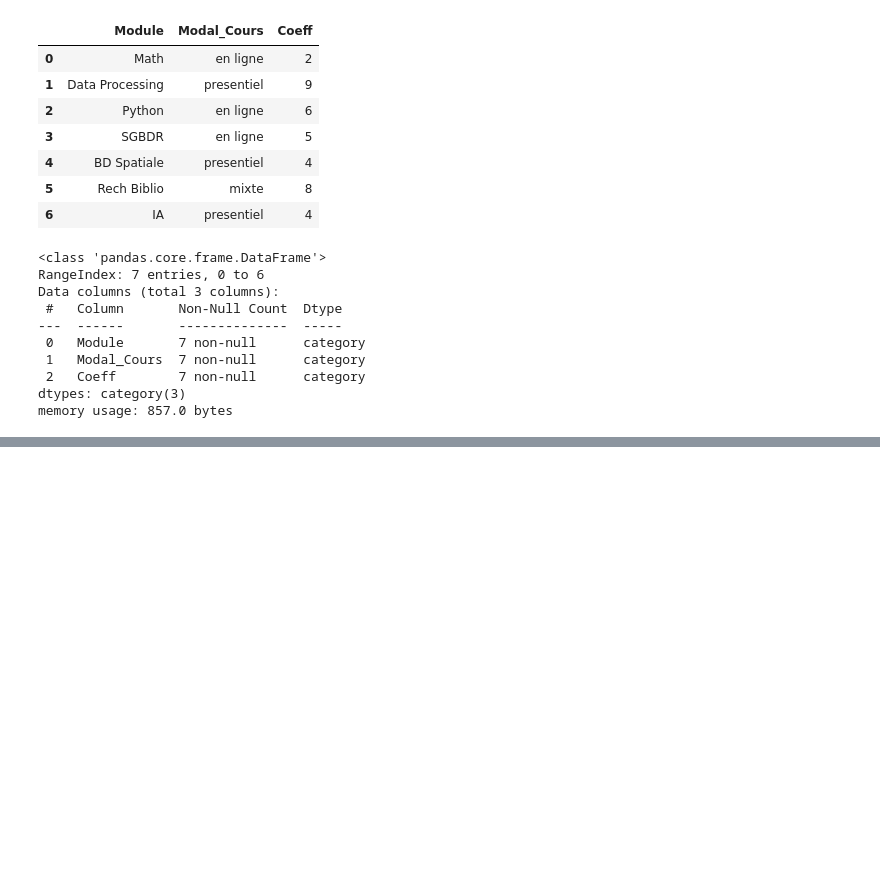
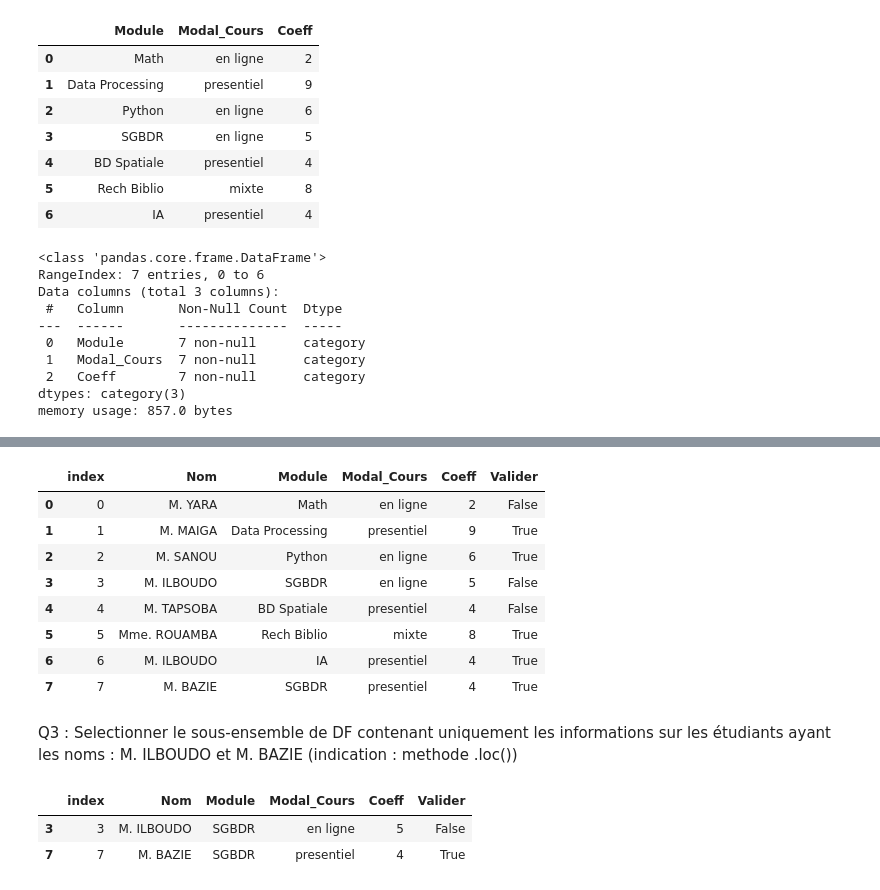
Before and after one commit to MimboureYara/Cours-data-processing-FDIA, a Jupyter notebook: Excercices de groupes.ipynb, the cells around one changed output, grey strips where cells are left out. Cells and saved outputs as stored; diff of their text form; code cells hidden in the pictures; blank space fills up the shorter version.

```diff
--- a/Excercices de groupes.ipynb
+++ b/Excercices de groupes.ipynb
@@ -154,0 +327,4 @@ memory usage: 857.0 bytes
+# %%
+import pandas as pd
+df = pd.DataFrame([['M. YARA','Math', 'en ligne', 2, False],['M. MAIGA', 'Data Processing','presentiel', 9, True],['M. SANOU', 'Python', 'en ligne', 6, True],['M. ILBOUDO', 'SGBDR', 'en ligne', 5, False],['M. TAPSOBA', 'BD Spatiale', 'presentiel',4, False],['Mme. ROUAMBA', 'Rech Biblio', 'mixte', 8, True],['M. ILBOUDO', 'IA', 'presentiel', 4, True], ['M. BAZIE', 'SGBDR', 'presentiel', 4, True]])
+df
@@ -154,0 +343,3 @@ memory usage: 857.0 bytes
+# %%
+df.columns = ['Nom','Module', 'Modal_Cours', 'Coeff', 'Valider']
+df
@@ -154,0 +358,3 @@ memory usage: 857.0 bytes
+# %%
+df.set_index('Nom', inplace  = True)
+df
@@ -154,0 +372,21 @@ memory usage: 857.0 bytes
+# %%
+df=df.reset_index()
+df
+# %% [output]
+|  | index | Nom | Module | Modal_Cours | Coeff | Valider |
+| 0 | 0 | M. YARA | Math | en ligne | 2 | False |
+| 1 | 1 | M. MAIGA | Data Processing | presentiel | 9 | True |
+| 2 | 2 | M. SANOU | Python | en ligne | 6 | True |
+| 3 | 3 | M. ILBOUDO | SGBDR | en ligne | 5 | False |
+| 4 | 4 | M. TAPSOBA | BD Spatiale | presentiel | 4 | False |
+| 5 | 5 | Mme. ROUAMBA | Rech Biblio | mixte | 8 | True |
+| 6 | 6 | M. ILBOUDO | IA | presentiel | 4 | True |
+| 7 | 7 | M. BAZIE | SGBDR | presentiel | 4 | True |
+# %% [markdown]
+Q3 : Selectionner le sous-ensemble de DF contenant uniquement les informations sur les étudiants ayant les noms : M. ILBOUDO et M. BAZIE (indication : methode .loc())
+# %%
+df.loc[[3,7]]
+# %% [output]
+|  | index | Nom | Module | Modal_Cours | Coeff | Valider |
+| 3 | 3 | M. ILBOUDO | SGBDR | en ligne | 5 | False |
+| 7 | 7 | M. BAZIE | SGBDR | presentiel | 4 | True |
```
Also changed, not shown: parts of 38 cells of this notebook.
